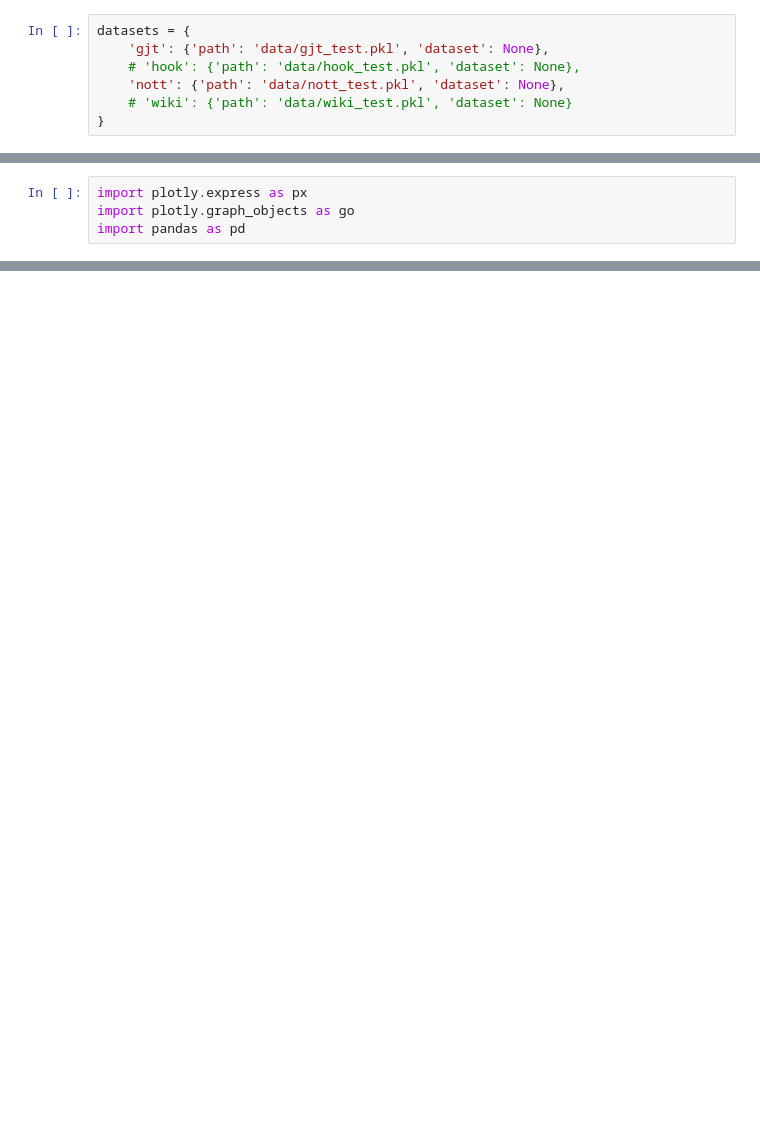
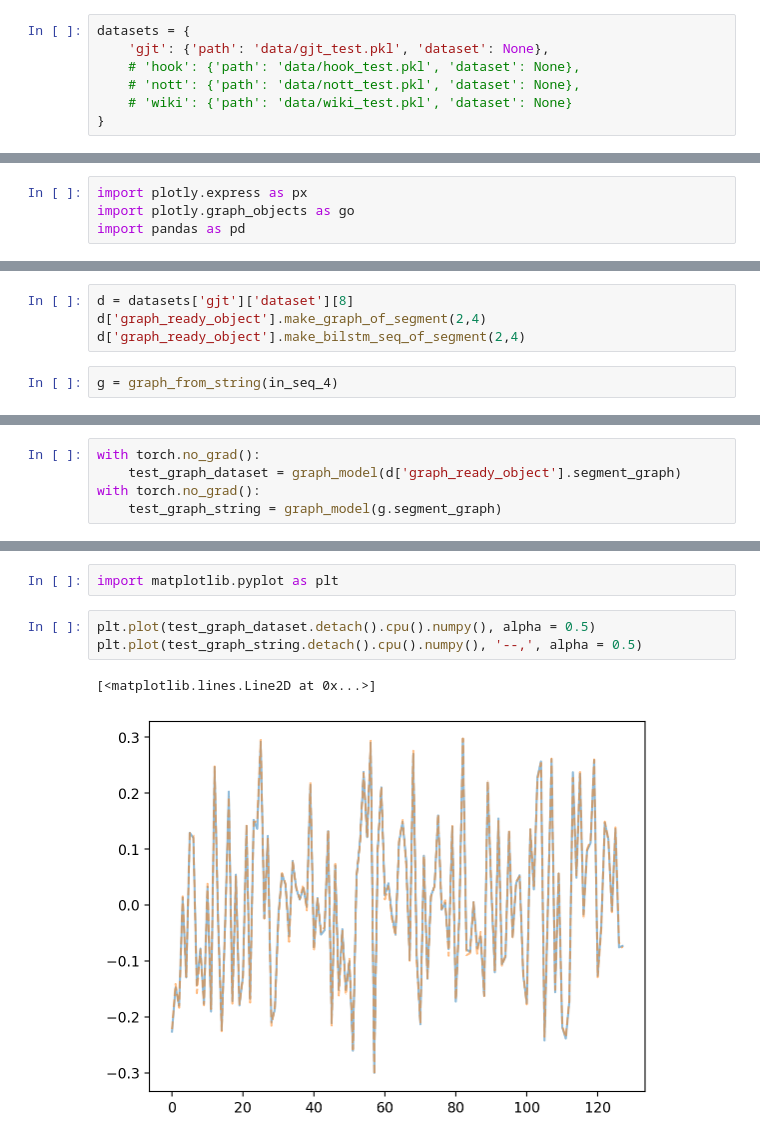
Before and after one commit to maximoskp/GraphMelHarm, a Jupyter notebook: test_database_construction.ipynb, the cells around one changed output, grey strips where cells are left out. Drawn from its saved outputs; the diff is of its cells as text; blank space fills up the shorter version.

```diff
--- a/test_database_construction.ipynb
+++ b/test_database_construction.ipynb
@@ -46,7 +46,7 @@ HarmonyBiLSTM(
 datasets = {
     'gjt': {'path': 'data/gjt_test.pkl', 'dataset': None},
     # 'hook': {'path': 'data/hook_test.pkl', 'dataset': None},
-    'nott': {'path': 'data/nott_test.pkl', 'dataset': None},
+    # 'nott': {'path': 'data/nott_test.pkl', 'dataset': None},
     # 'wiki': {'path': 'data/wiki_test.pkl', 'dataset': None}
 }
 # %%
@@ -228,3 +298,9 @@ fig.show()
 #     hover_data=['chords']
 # )
 # fig.show()
+# %%
+d = datasets['gjt']['dataset'][8]
+d['graph_ready_object'].make_graph_of_segment(2,4)
+d['graph_ready_object'].make_bilstm_seq_of_segment(2,4)
+# %%
+g = graph_from_string(in_seq_4)
@@ -230,0 +381,5 @@ fig.show()
+# %%
+with torch.no_grad():
+    test_graph_dataset = graph_model(d['graph_ready_object'].segment_graph)
+with torch.no_grad():
+    test_graph_string = graph_model(g.segment_graph)
@@ -230,0 +397,8 @@ fig.show()
+# %%
+import matplotlib.pyplot as plt
+# %%
+plt.plot(test_graph_dataset.detach().cpu().numpy(), alpha = 0.5)
+plt.plot(test_graph_string.detach().cpu().numpy(), '--,', alpha = 0.5)
+# %% [output]
+[<matplotlib.lines.Line2D at 0x...>]
+[figure, added]
```
Also changed, not shown: parts of 20 cells of this notebook, 6 other files.
